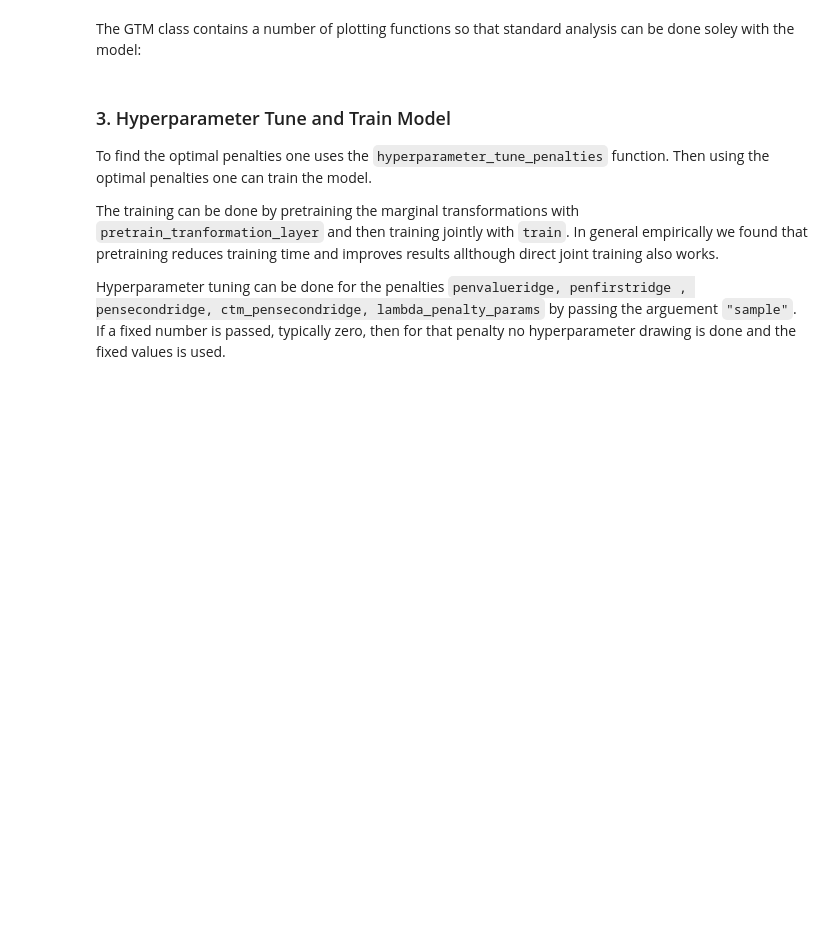
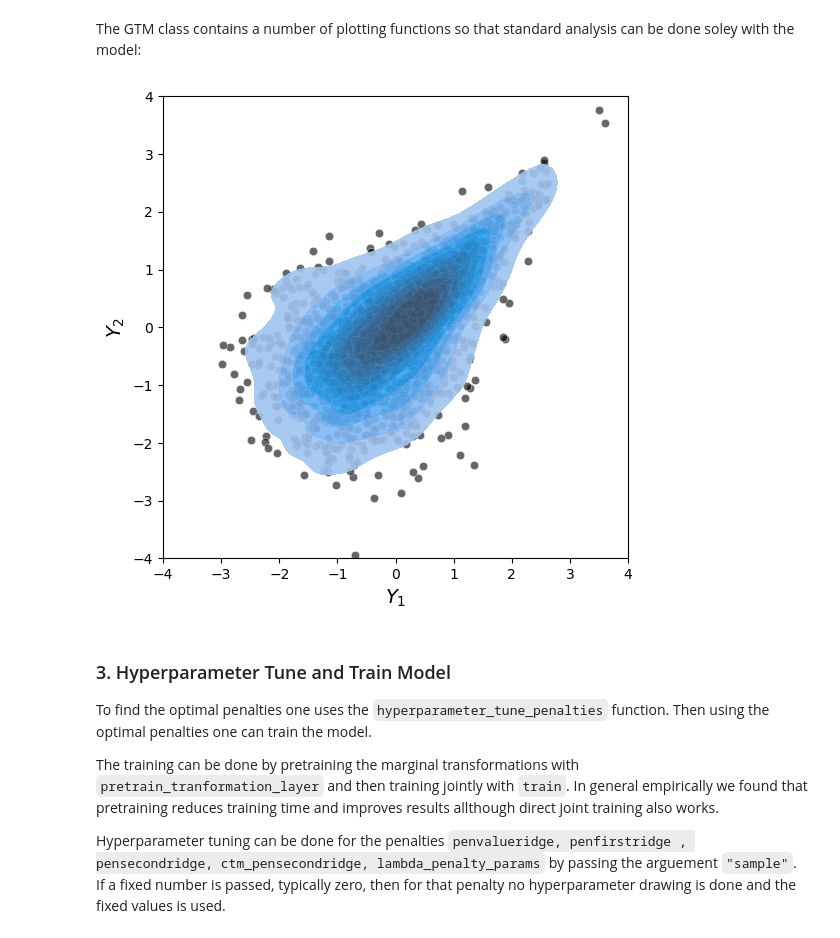
Before and after one commit to MatthiasHerp/gtm, a Jupyter notebook: demos/demo_2D_copula.ipynb, the cells around one changed output. Drawn from its saved outputs; the diff is of its cells as text; code cells hidden in the pictures; blank space fills up the shorter version.

```diff
--- a/demos/demo_2D_copula.ipynb
+++ b/demos/demo_2D_copula.ipynb
@@ -23,7 +23,7 @@ The list of copulas can be found with `help(pv.Bicop)`.
 
 Notice we use Sklars Theorem to compute the density of the joint copula and Gaussian marginals density.
 # %%
-copula_pv = pv.Bicop(family=pv.BicopFamily.joe, parameters=np.array([[2.5]]), rotation=90)
+copula_pv = pv.Bicop(family=pv.BicopFamily.joe, parameters=np.array([[2.5]]), rotation=0)
 
 # Train
 N_train = 2000
@@ -106,7 +106,9 @@ model = GTM(
 # %% [markdown]
 The GTM class contains a number of plotting functions so that standard analysis can be done soley with the model:
 # %%
-#model.plot_densities(simulated_data_train, x_lim=[-4,4], y_lim=[-4,4])
+model.plot_densities(simulated_data_train, x_lim=[-4,4], y_lim=[-4,4])
+# %% [output]
+[figure, added]
 # %%
 #model.plot_marginals(simulated_data_train)
 # %% [markdown]
```
Also changed, not shown: parts of 1 cell of this notebook, 59 other files.
